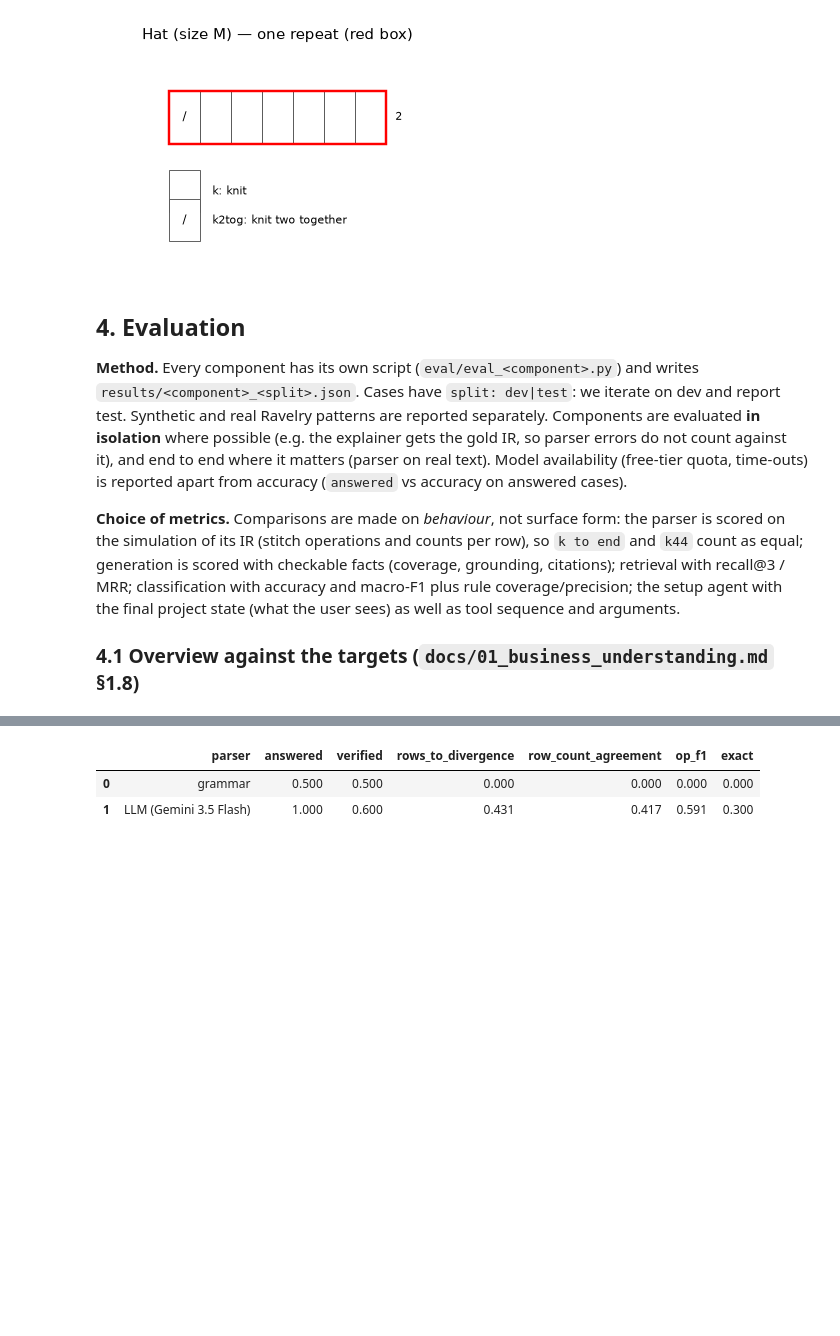
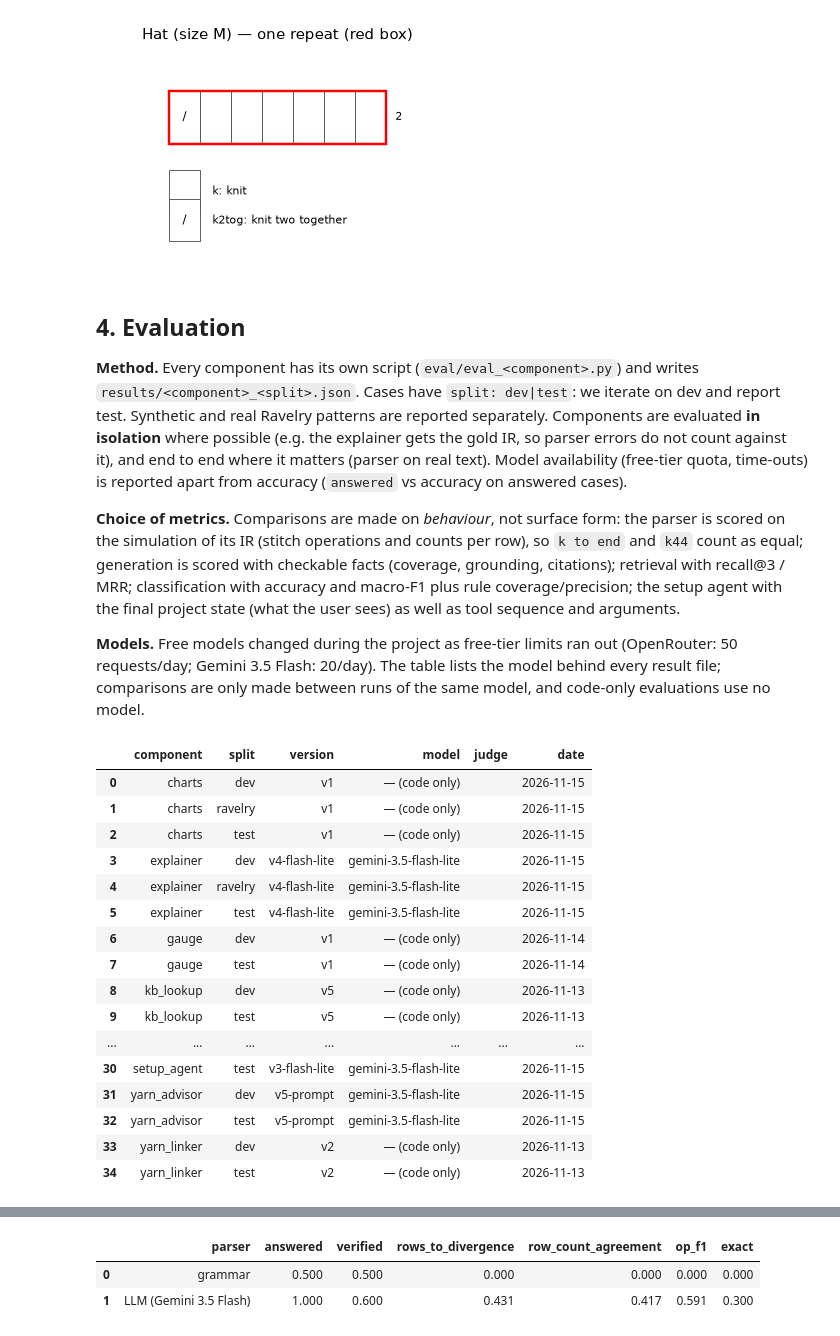
Before and after one commit to anna-kryvulia/knitting_copilot_nlp_hw, a Jupyter notebook: notebooks/report.ipynb, the cells around one changed output, grey strips where cells are left out. Saved outputs shown, nothing was run; the diff lists cells and outputs as text; code cells hidden in the pictures; blank space fills up the shorter version.

```diff
--- a/notebooks/report.ipynb
+++ b/notebooks/report.ipynb
@@ -264,4 +264,34 @@ checkable facts (coverage, grounding, citations); retrieval with recall@3 / MRR;
 macro-F1 plus rule coverage/precision; the setup agent with the final project state (what the user sees) as well as
 tool sequence and arguments.
 
-### 4.1 Overview against the targets (`docs/01_business_understanding.md` §1.8)
+**Models.** Free models changed during the project as free-tier limits ran out (OpenRouter: 50 requests/day;
+Gemini 3.5 Flash: 20/day). The table lists the model behind every result file; comparisons are only made between
+runs of the same model, and code-only evaluations use no model.
+# %%
+mrows = []
+for f in sorted((ROOT / "results").glob("*.json")):
+    d = json.loads(f.read_text())
+    if not isinstance(d, dict) or "component" not in d:
+        continue
+    mrows.append({"component": d["component"], "split": d["split"], "version": d.get("version"),
+                  "model": d.get("model") if d.get("model") not in (None, "none", "grammar") else "— (code only)",
+                  "judge": d.get("judge_model") or "", "date": d.get("date")})
+display(pd.DataFrame(mrows).sort_values(["component", "split"]).reset_index(drop=True))
+# %% [output]
+|  | component | split | version | model | judge | date |
+| 0 | charts | dev | v1 | — (code only) |  | 2026-11-15 |
+| 1 | charts | ravelry | v1 | — (code only) |  | 2026-11-15 |
+| 2 | charts | test | v1 | — (code only) |  | 2026-11-15 |
+| 3 | explainer | dev | v4-flash-lite | gemini-3.5-flash-lite |  | 2026-11-15 |
+| 4 | explainer | ravelry | v4-flash-lite | gemini-3.5-flash-lite |  | 2026-11-15 |
+| 5 | explainer | test | v4-flash-lite | gemini-3.5-flash-lite |  | 2026-11-15 |
+| 6 | gauge | dev | v1 | — (code only) |  | 2026-11-14 |
+| 7 | gauge | test | v1 | — (code only) |  | 2026-11-14 |
+| 8 | kb_lookup | dev | v5 | — (code only) |  | 2026-11-13 |
+| 9 | kb_lookup | test | v5 | — (code only) |  | 2026-11-13 |
+| ... | ... | ... | ... | ... | ... | ... |
+| 30 | setup_agent | test | v3-flash-lite | gemini-3.5-flash-lite |  | 2026-11-15 |
+| 31 | yarn_advisor | dev | v5-prompt | gemini-3.5-flash-lite |  | 2026-11-15 |
+| 32 | yarn_advisor | test | v5-prompt | gemini-3.5-flash-lite |  | 2026-11-15 |
+| 33 | yarn_linker | dev | v2 | — (code only) |  | 2026-11-13 |
+| 34 | yarn_linker | test | v2 | — (code only) |  | 2026-11-13 |
```
Also changed, not shown: parts of 11 cells of this notebook, 16 other files.
